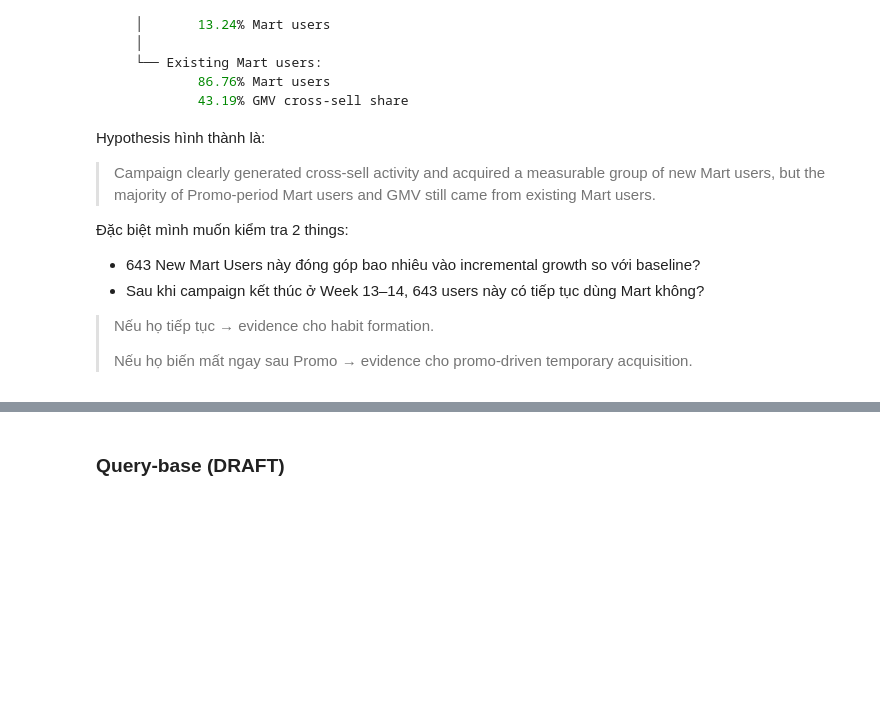
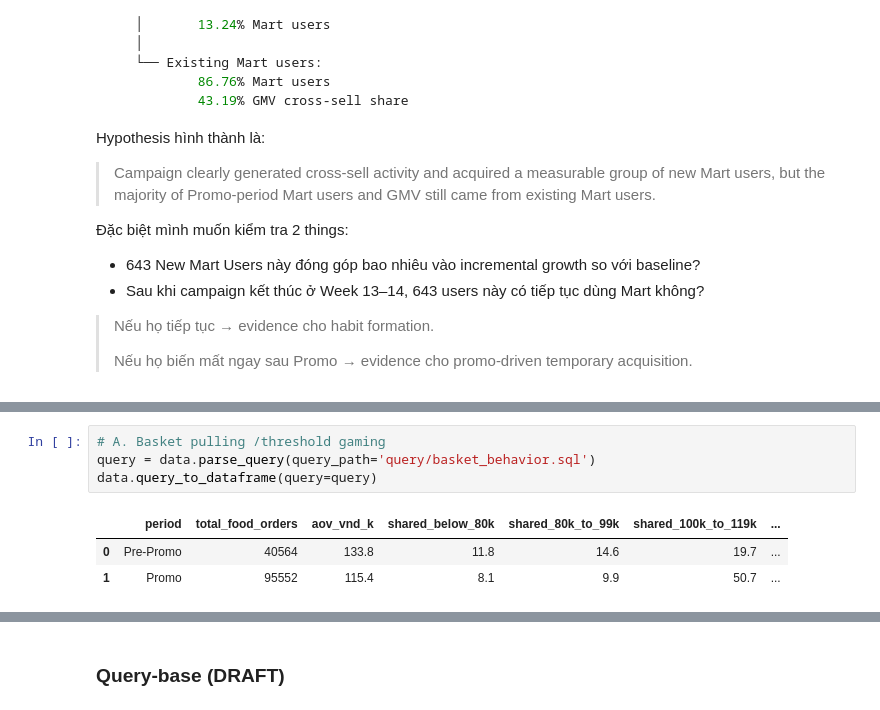
Before and after one commit to Pham-Ngoc-Huy/grab-analytical-entrancetesst, a Jupyter notebook: analytical.ipynb, the cells around one changed output, grey strips where cells are left out. Drawn from its saved outputs; the diff is of its cells as text; blank space fills up the shorter version.

```diff
--- a/analytical.ipynb
+++ b/analytical.ipynb
@@ -275,0 +334,8 @@ Hypothesis hình thành là:
+# %%
+# A. Basket pulling /threshold gaming
+query = data.parse_query(query_path='query/basket_behavior.sql')
+data.query_to_dataframe(query=query)
+# %% [output]
+|  | period | total_food_orders | aov_vnd_k | shared_below_80k | shared_80k_to_99k | shared_100k_to_119k | ... |
+| 0 | Pre-Promo | 40564 | 133.8 | 11.8 | 14.6 | 19.7 | ... |
+| 1 | Promo | 95552 | 115.4 | 8.1 | 9.9 | 50.7 | ... |
```
Also changed, not shown: parts of 10 cells of this notebook, 8 other files.
